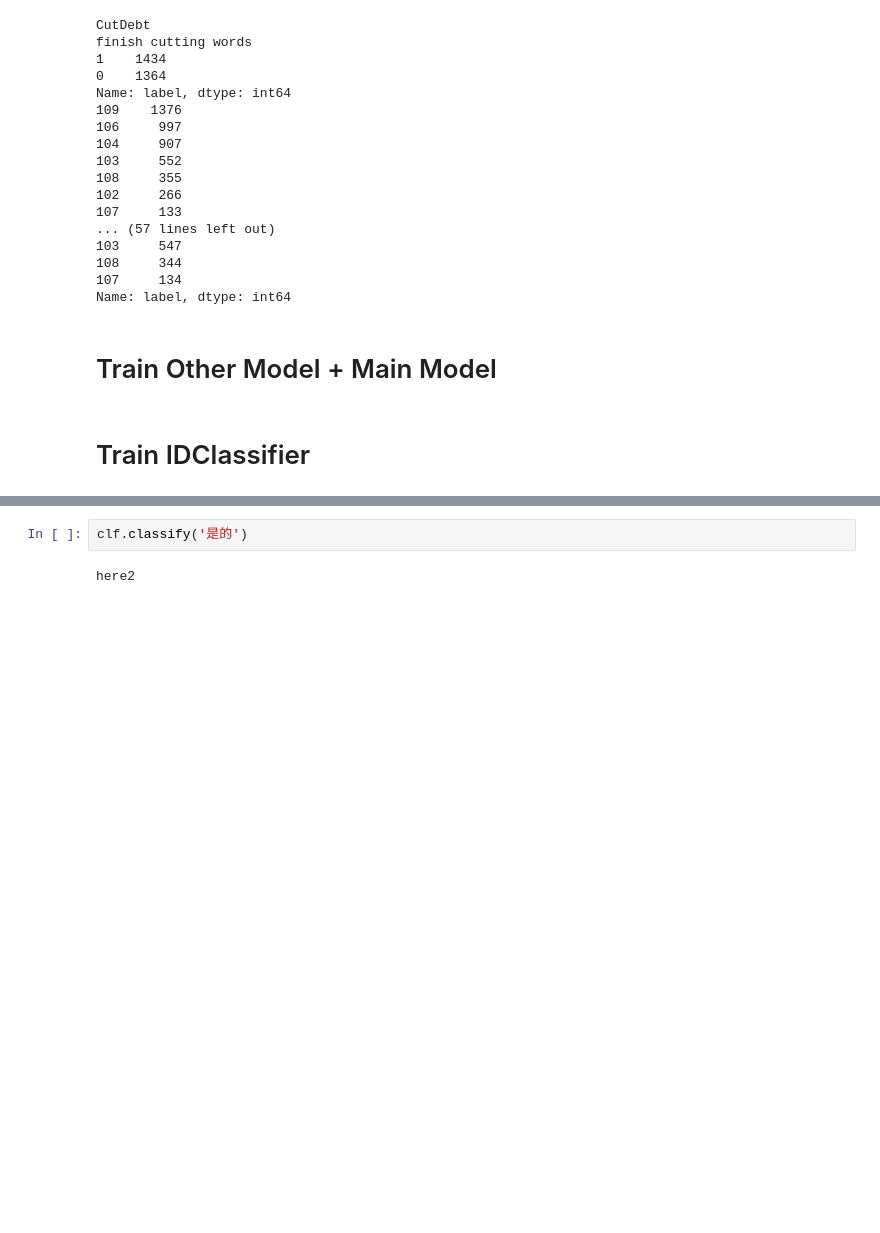
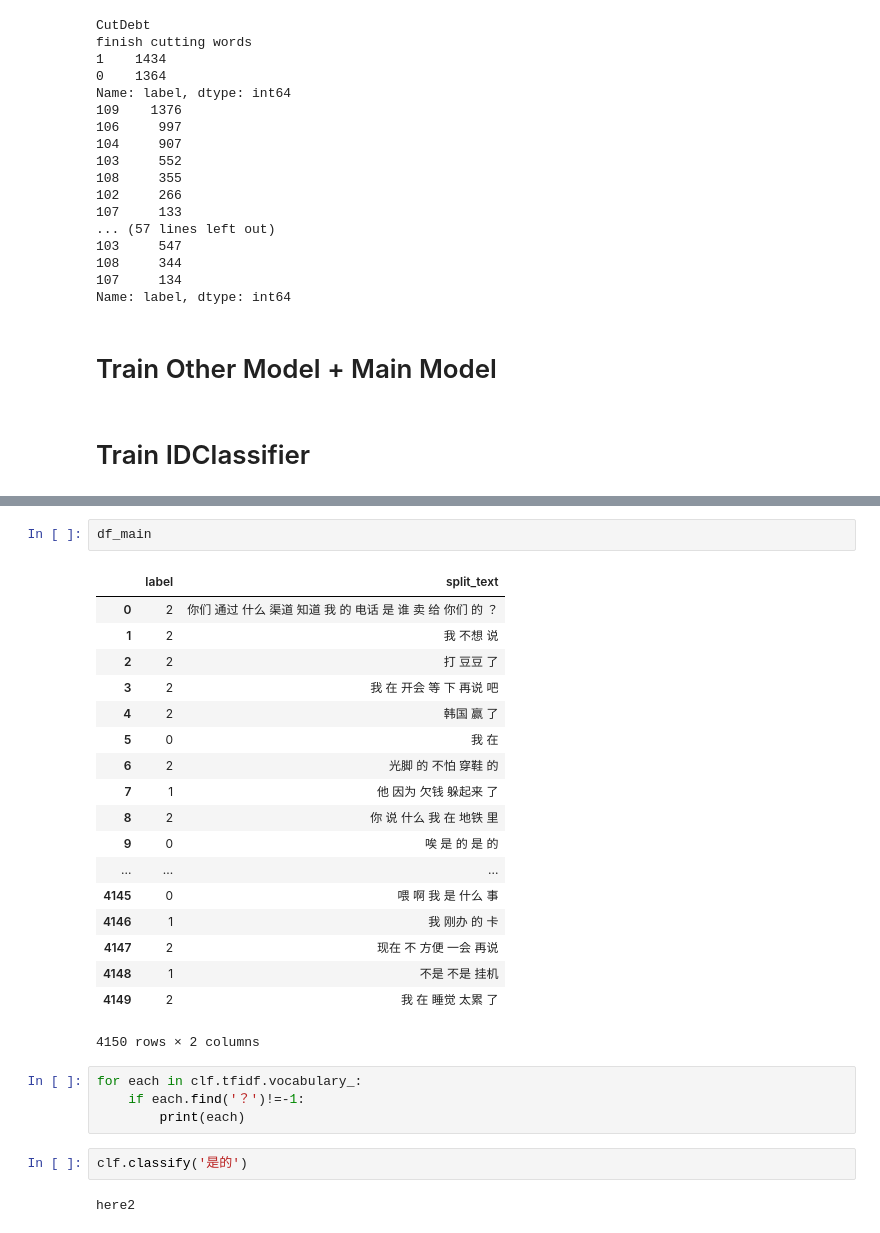
Before and after one commit to TSLNIHAOGIT/Chatbot1.0_ss, a Jupyter notebook: MLModel/code/OneClickTraining/Dev_Each_model.ipynb, the cells around one changed output, grey strips where cells are left out. Saved outputs shown, nothing was run; the diff lists cells and outputs as text; blank space fills up the shorter version.

```diff
--- a/MLModel/code/OneClickTraining/Dev_Each_model.ipynb
+++ b/MLModel/code/OneClickTraining/Dev_Each_model.ipynb
@@ -693,3 +683,28 @@ saving to path:
+# %%
+df_main
+# %% [output]
+|  | label | split_text |
+| 0 | 2 | 你们 通过 什么 渠道 知道 我 的 电话 是 谁 卖 给 你们 的 ？ |
+| 1 | 2 | 我 不想 说 |
+| 2 | 2 | 打 豆豆 了 |
+| 3 | 2 | 我 在 开会 等 下 再说 吧 |
+| 4 | 2 | 韩国 赢 了 |
+| 5 | 0 | 我 在 |
+| 6 | 2 | 光脚 的 不怕 穿鞋 的 |
+| 7 | 1 | 他 因为 欠钱 躲起来 了 |
+| 8 | 2 | 你 说 什么 我 在 地铁 里 |
+| 9 | 0 | 唉 是 的 是 的 |
+| ... | ... | ... |
+| 4145 | 0 | 喂 啊 我 是 什么 事 |
+| 4146 | 1 | 我 刚办 的 卡 |
+| 4147 | 2 | 现在 不 方便 一会 再说 |
+| 4148 | 1 | 不是 不是 挂机 |
+| 4149 | 2 | 我 在 睡觉 太累 了 |
+4150 rows × 2 columns
+# %%
+for each in clf.tfidf.vocabulary_:
+    if each.find('？')!=-1:
+        print(each)
 # %%
 clf.classify('是的')
 # %% [output]
```
Also changed, not shown: parts of 5 cells of this notebook, 32 other files.
